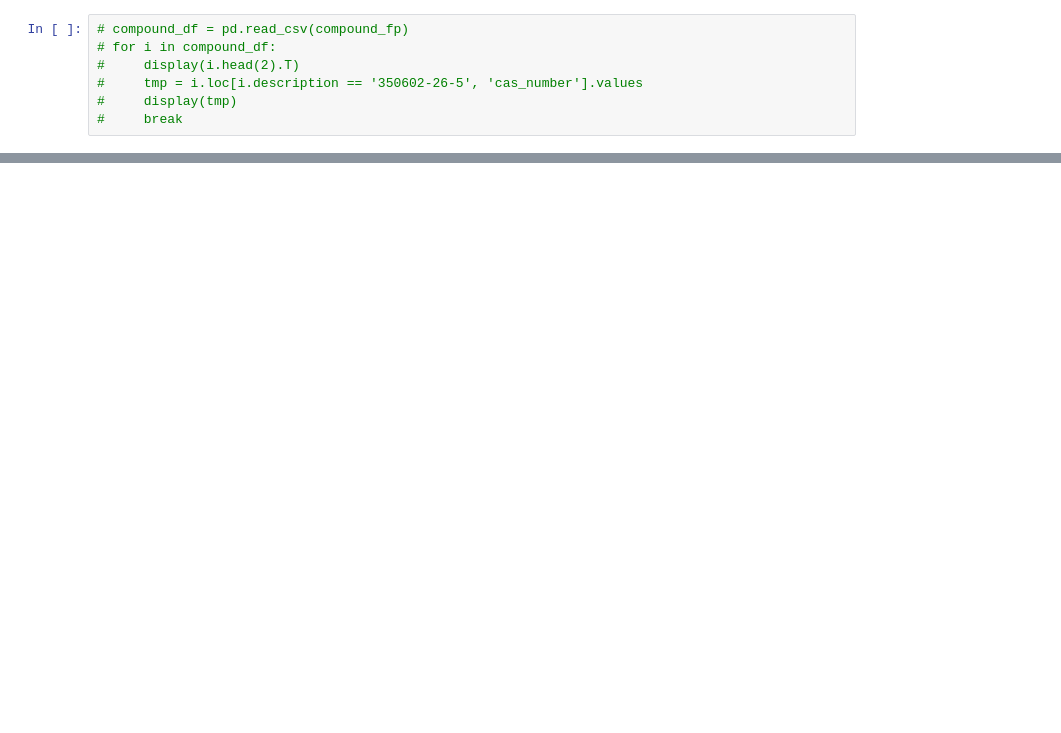
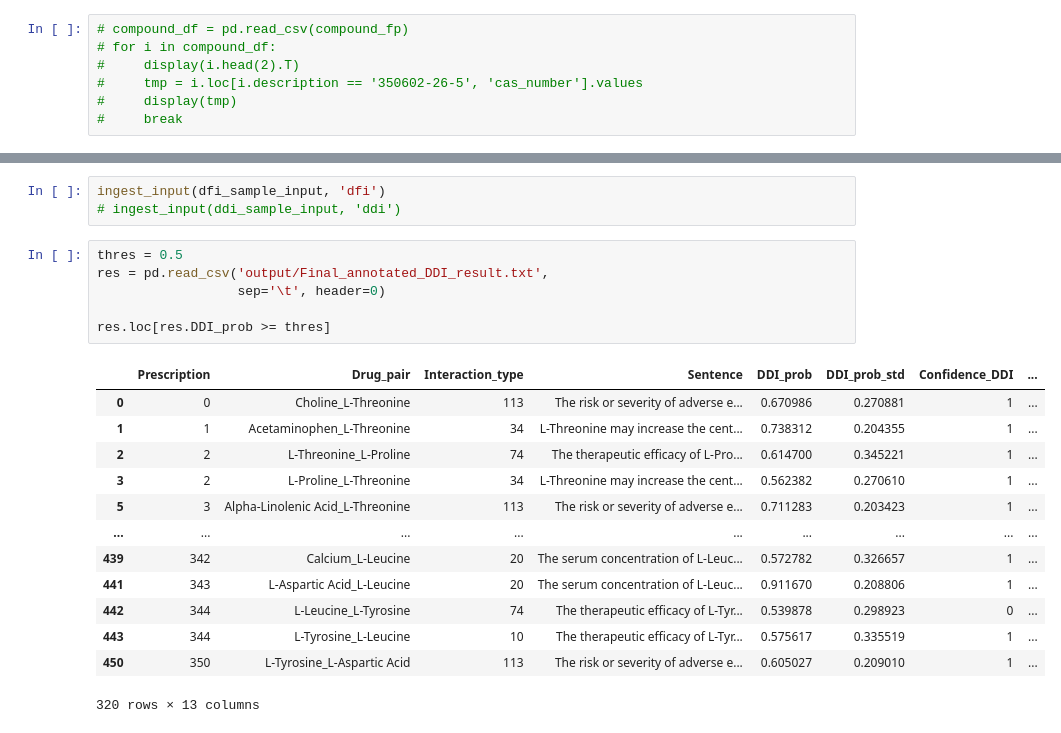
Before and after one commit to deepddi-transfer-learning/deepddi, a Jupyter notebook: eda.ipynb, the cells around one changed output, grey strips where cells are left out. Saved outputs shown, nothing was run; the diff lists cells and outputs as text; blank space fills up the shorter version.

```diff
--- a/eda.ipynb
+++ b/eda.ipynb
@@ -114,0 +191,23 @@ def ingest_input(input_json):
+# %%
+ingest_input(dfi_sample_input, 'dfi')
+# ingest_input(ddi_sample_input, 'ddi')
+# %%
+thres = 0.5
+res = pd.read_csv('output/Final_annotated_DDI_result.txt',
+                  sep='\t', header=0)
+
+res.loc[res.DDI_prob >= thres]
+# %% [output]
+|  | Prescription | Drug_pair | Interaction_type | Sentence | DDI_prob | DDI_prob_std | Confidence_DDI | ... |
+| 0 | 0 | Choline_L-Threonine | 113 | The risk or severity of adverse e... | 0.670986 | 0.270881 | 1 | ... |
+| 1 | 1 | Acetaminophen_L-Threonine | 34 | L-Threonine may increase the cent... | 0.738312 | 0.204355 | 1 | ... |
+| 2 | 2 | L-Threonine_L-Proline | 74 | The therapeutic efficacy of L-Pro... | 0.614700 | 0.345221 | 1 | ... |
+| 3 | 2 | L-Proline_L-Threonine | 34 | L-Threonine may increase the cent... | 0.562382 | 0.270610 | 1 | ... |
+| 5 | 3 | Alpha-Linolenic Acid_L-Threonine | 113 | The risk or severity of adverse e... | 0.711283 | 0.203423 | 1 | ... |
+| ... | ... | ... | ... | ... | ... | ... | ... | ... |
+| 439 | 342 | Calcium_L-Leucine | 20 | The serum concentration of L-Leuc... | 0.572782 | 0.326657 | 1 | ... |
+| 441 | 343 | L-Aspartic Acid_L-Leucine | 20 | The serum concentration of L-Leuc... | 0.911670 | 0.208806 | 1 | ... |
+| 442 | 344 | L-Leucine_L-Tyrosine | 74 | The therapeutic efficacy of L-Tyr... | 0.539878 | 0.298923 | 0 | ... |
+| 443 | 344 | L-Tyrosine_L-Leucine | 10 | The therapeutic efficacy of L-Tyr... | 0.575617 | 0.335519 | 1 | ... |
+| 450 | 350 | L-Tyrosine_L-Aspartic Acid | 113 | The risk or severity of adverse e... | 0.605027 | 0.209010 | 1 | ... |
+320 rows × 13 columns
```
Also changed, not shown: parts of 9 cells of this notebook, 2 other files.
